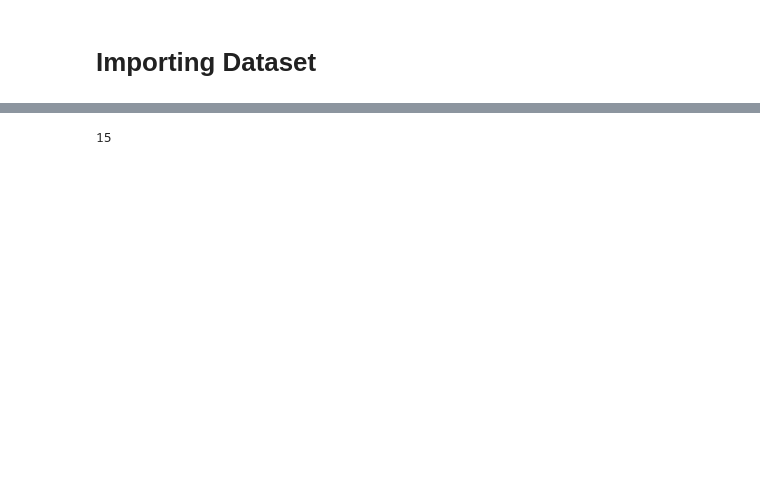
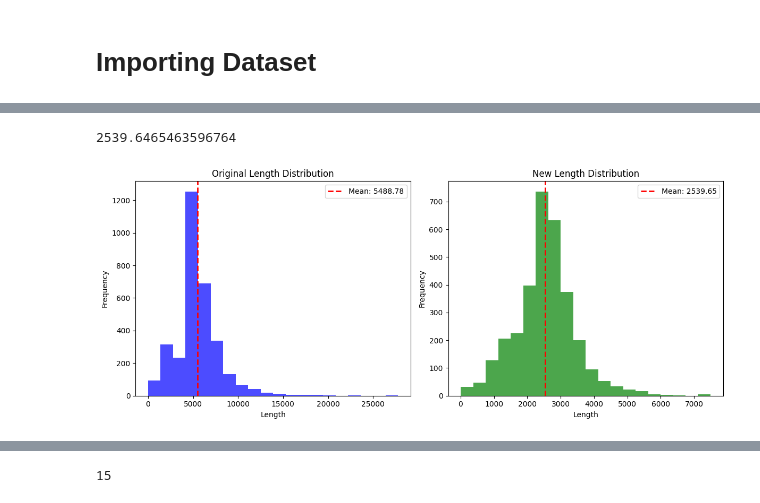
Before and after one commit to sabiryassine/TalentSort_AI_2, a Jupyter notebook: bert_model.ipynb, the cells around one changed output, grey strips where cells are left out. Drawn from its saved outputs; the diff is of its cells as text; code cells hidden in the pictures; blank space fills up the shorter version.

```diff
--- a/bert_model.ipynb
+++ b/bert_model.ipynb
@@ -14,0 +62,39 @@ df_resume['lenght']=df_resume['Resume'].apply(len)
+# %%
+#distribution des longueurs de CV après cleaning
+df_resume['new_lenght']=df_resume['Resume_cleaned'].apply(len)
+df_resume['new_lenght'].mean()
+# %% [output]
+2539.6465463596764
+# %%
+import matplotlib.pyplot as plt
+
+# Calculer la moyenne pour chaque colonne
+mean_original = df_resume['lenght'].mean()
+mean_new = df_resume['new_lenght'].mean()
+
+# Créer une figure avec deux sous-graphiques
+fig, axs = plt.subplots(1, 2, figsize=(12, 5))
+
+# Premier subplot pour df_resume['lenght']
+axs[0].hist(df_resume['lenght'], bins=20, color='blue', alpha=0.7)
+axs[0].axvline(mean_original, color='red', linestyle='dashed', linewidth=2, label=f'Mean: {mean_original:.2f}')
+axs[0].set_title('Original Length Distribution')
+axs[0].set_xlabel('Length')
+axs[0].set_ylabel('Frequency')
+axs[0].legend()
+
+# Deuxième subplot pour df_resume['new_lenght']
+axs[1].hist(df_resume['new_lenght'], bins=20, color='green', alpha=0.7)
+axs[1].axvline(mean_new, color='red', linestyle='dashed', linewidth=2, label=f'Mean: {mean_new:.2f}')
+axs[1].set_title('New Length Distribution')
+axs[1].set_xlabel('Length')
+axs[1].set_ylabel('Frequency')
+axs[1].legend()
+
+# Ajuster l'espace entre les subplots pour éviter les chevauchements
+plt.tight_layout()
+
+# Afficher les graphiques
+plt.show()
+# %% [output]
+[figure, added]
```
Also changed, not shown: parts of 28 cells of this notebook.
